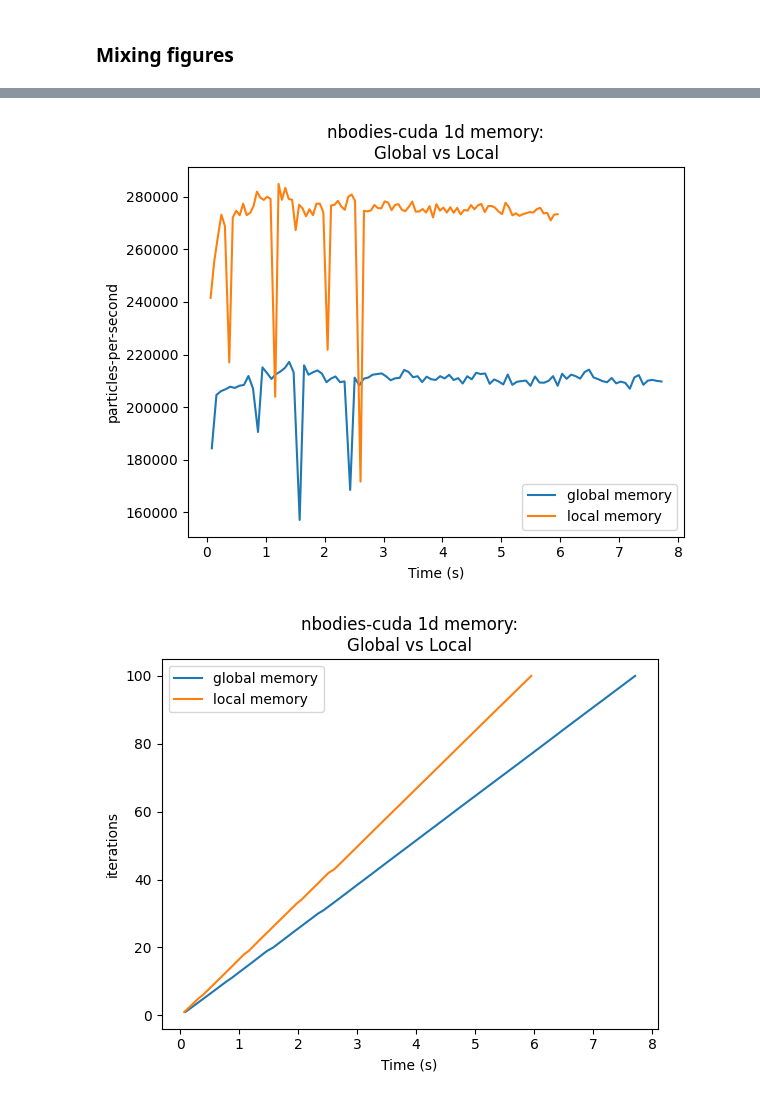
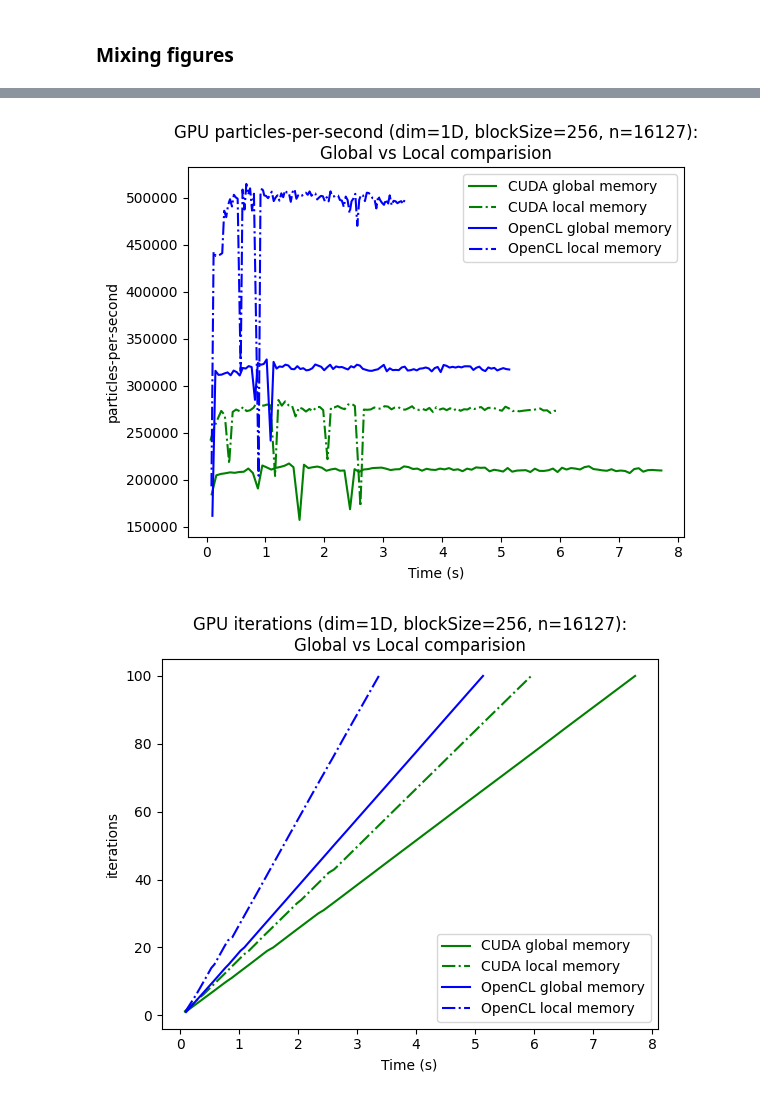
Before and after one commit to Cubolink/Cuda-NBodies-Problem, a Jupyter notebook: data-plots.ipynb, the cells around one changed output, grey strips where cells are left out. Cells and saved outputs as stored; diff of their text form; code cells hidden in the pictures.

Commit message:
feat: multiple new plots

```diff
--- a/data-plots.ipynb
+++ b/data-plots.ipynb
@@ -165,17 +278,22 @@ reading cmake-build-debug/source\nbodies-opencl\data-local-2d-(256,16127)\partic
 # %%
-def plot_global_local_comparision(project, dataset_name):
+def plot_global_local_comparision(dataset_name):
     fig, ax = plt.subplots()
-    df_global = projects[project]['data-global-1d-(256,16127)'][dataset_name]['df']
-    df_local = projects[project]['data-local-1d-(256,16127)'][dataset_name]['df']
-    ax.plot(df_global[0], df_global[1], label='global memory')
-    ax.plot(df_local[0], df_local[1], label='local memory')
+    df_cuda_global = projects['nbodies-cuda']['data-global-1d-(256,16127)'][dataset_name]['df']
+    df_cuda_local = projects['nbodies-cuda']['data-local-1d-(256,16127)'][dataset_name]['df']
+    df_opencl_global = projects['nbodies-opencl']['data-global-1d-(256,16127)'][dataset_name]['df']
+    df_opencl_local = projects['nbodies-opencl']['data-local-1d-(256,16127)'][dataset_name]['df']
+
+    ax.plot(df_cuda_global[0], df_cuda_global[1], 'g-', label='CUDA global memory')
+    ax.plot(df_cuda_local[0], df_cuda_local[1], 'g-.', label='CUDA local memory')
+    ax.plot(df_opencl_global[0], df_opencl_global[1],  'b-', label='OpenCL global memory')
+    ax.plot(df_opencl_local[0], df_opencl_local[1], 'b-.', label='OpenCL local memory')
     ax.set_xlabel('Time (s)')
     ax.set_ylabel(dataset_name)
-    ax.set_title(project + ' 1d memory:\nGlobal vs Local')
+    ax.set_title(f'GPU {dataset_name} (dim=1D, blockSize=256, n=16127):\nGlobal vs Local comparision' )
     ax.legend()
 
-plot_global_local_comparision('nbodies-cuda', 'particles-per-second')
-plot_global_local_comparision('nbodies-cuda', 'iterations')
+plot_global_local_comparision('particles-per-second')
+plot_global_local_comparision('iterations')
 # %% [output]
-[figure, old version]
+[figure, new version]
-[figure, old version]
+[figure, new version]
```
Also changed, not shown: parts of 5 cells of this notebook.
